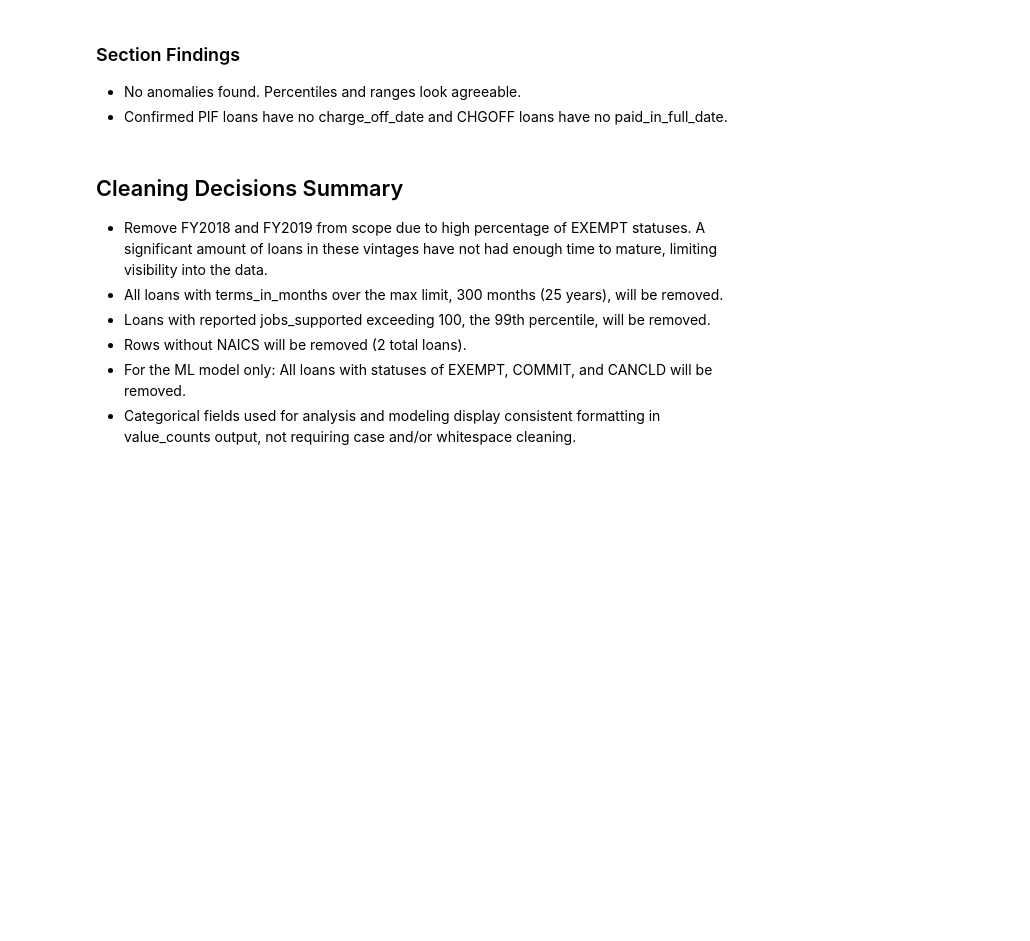
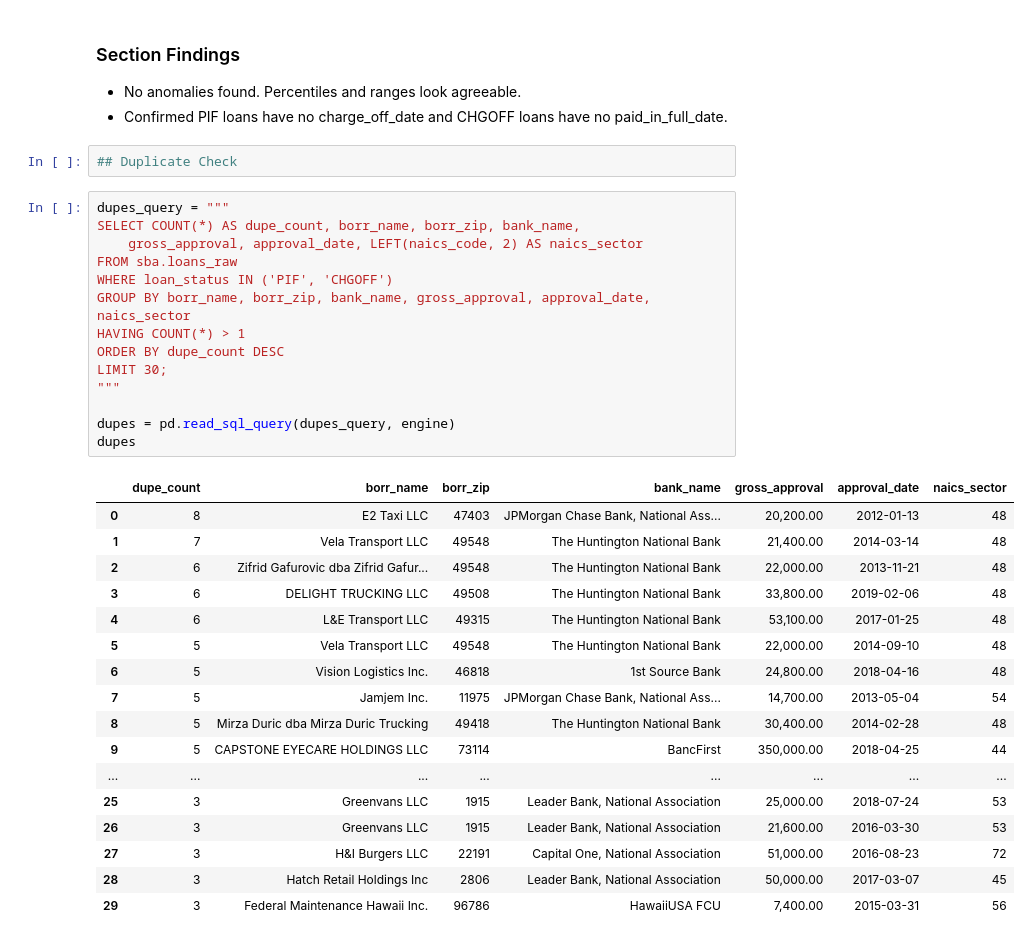
Before and after one commit to jaredhansen0128/sba-7a-credit-risk, a Jupyter notebook: notebooks/01_data_validation.ipynb, the cells around one changed output. Saved outputs shown, nothing was run; the diff lists cells and outputs as text; blank space fills up the shorter version.

Commit message:
Notebooks: Update data_validation with duplicates, terms, and jobs checks

```diff
--- a/notebooks/01_data_validation.ipynb
+++ b/notebooks/01_data_validation.ipynb
@@ -349,11 +478,37 @@ Length: 1, dtype: datetime64[s]
 ### Section Findings
 - No anomalies found. Percentiles and ranges look agreeable.
 - Confirmed PIF loans have no charge_off_date and CHGOFF loans have no paid_in_full_date.
-# %% [markdown]
-## Cleaning Decisions Summary
-- Remove FY2018 and FY2019 from scope due to high percentage of EXEMPT statuses. A significant amount of loans in these vintages have not had enough time to mature, limiting visibility into the data.
-- All loans with terms_in_months over the max limit, 300 months (25 years), will be removed.
-- Loans with reported jobs_supported exceeding 100, the 99th percentile, will be removed.
-- Rows without NAICS will be removed (2 total loans).
-- For the ML model only: All loans with statuses of EXEMPT, COMMIT, and CANCLD will be removed.
-- Categorical fields used for analysis and modeling display consistent formatting in value_counts output, not requiring case and/or whitespace cleaning.
+# %%
+## Duplicate Check
+# %%
+dupes_query = """
+SELECT COUNT(*) AS dupe_count, borr_name, borr_zip, bank_name,
+    gross_approval, approval_date, LEFT(naics_code, 2) AS naics_sector
+FROM sba.loans_raw
+WHERE loan_status IN ('PIF', 'CHGOFF')
+GROUP BY borr_name, borr_zip, bank_name, gross_approval, approval_date, naics_sector
+HAVING COUNT(*) > 1
+ORDER BY dupe_count DESC
+LIMIT 30;
+"""
+
+dupes = pd.read_sql_query(dupes_query, engine)
+dupes
+# %% [output]
+|  | dupe_count | borr_name | borr_zip | bank_name | gross_approval | approval_date | naics_sector |
+| 0 | 8 | E2 Taxi LLC | 47403 | JPMorgan Chase Bank, National Ass... | 20,200.00 | 2012-01-13 | 48 |
+| 1 | 7 | Vela Transport LLC | 49548 | The Huntington National Bank | 21,400.00 | 2014-03-14 | 48 |
+| 2 | 6 | Zifrid Gafurovic dba Zifrid Gafur... | 49548 | The Huntington National Bank | 22,000.00 | 2013-11-21 | 48 |
+| 3 | 6 | DELIGHT TRUCKING LLC | 49508 | The Huntington National Bank | 33,800.00 | 2019-02-06 | 48 |
+| 4 | 6 | L&E Transport LLC | 49315 | The Huntington National Bank | 53,100.00 | 2017-01-25 | 48 |
+| 5 | 5 | Vela Transport LLC | 49548 | The Huntington National Bank | 22,000.00 | 2014-09-10 | 48 |
+| 6 | 5 | Vision Logistics Inc. | 46818 | 1st Source Bank | 24,800.00 | 2018-04-16 | 48 |
+| 7 | 5 | Jamjem Inc. | 11975 | JPMorgan Chase Bank, National Ass... | 14,700.00 | 2013-05-04 | 54 |
+| 8 | 5 | Mirza Duric dba Mirza Duric Trucking | 49418 | The Huntington National Bank | 30,400.00 | 2014-02-28 | 48 |
+| 9 | 5 | CAPSTONE EYECARE HOLDINGS LLC | 73114 | BancFirst | 350,000.00 | 2018-04-25 | 44 |
+| ... | ... | ... | ... | ... | ... | ... | ... |
+| 25 | 3 | Greenvans LLC | 1915 | Leader Bank, National Association | 25,000.00 | 2018-07-24 | 53 |
+| 26 | 3 | Greenvans LLC | 1915 | Leader Bank, National Association | 21,600.00 | 2016-03-30 | 53 |
+| 27 | 3 | H&I Burgers LLC | 22191 | Capital One, National Association | 51,000.00 | 2016-08-23 | 72 |
+| 28 | 3 | Hatch Retail Holdings Inc | 2806 | Leader Bank, National Association | 50,000.00 | 2017-03-07 | 45 |
+| 29 | 3 | Federal Maintenance Hawaii Inc. | 96786 | HawaiiUSA FCU | 7,400.00 | 2015-03-31 | 56 |
```
Also changed, not shown: parts of 17 cells of this notebook.
